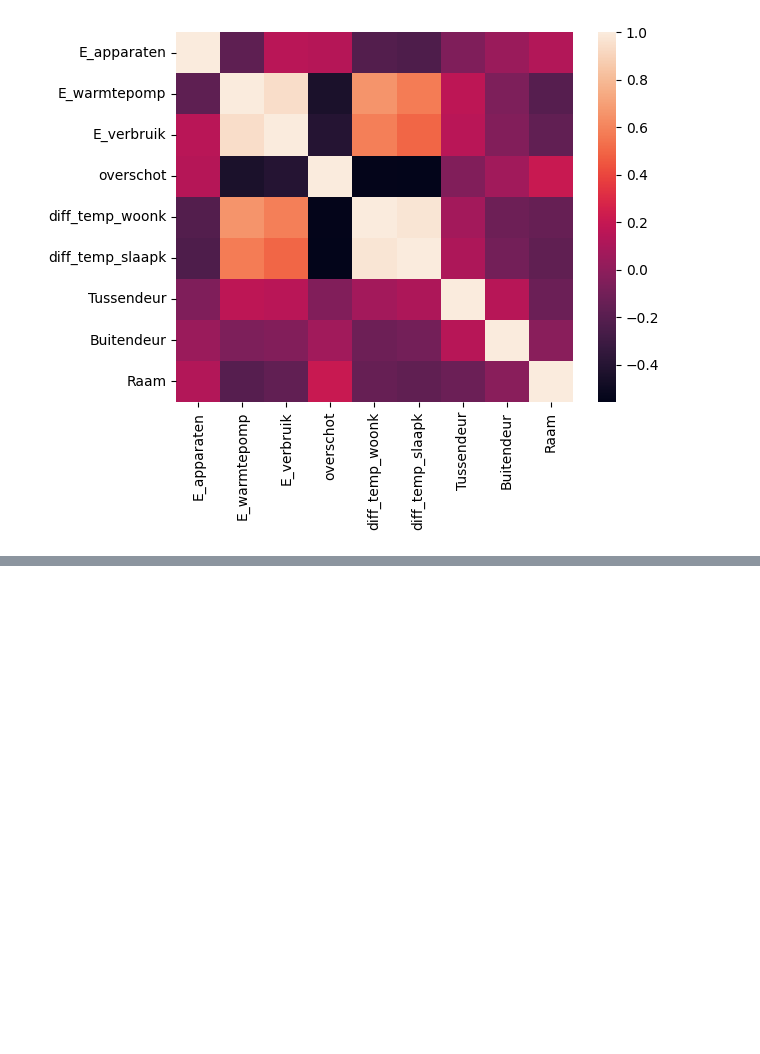
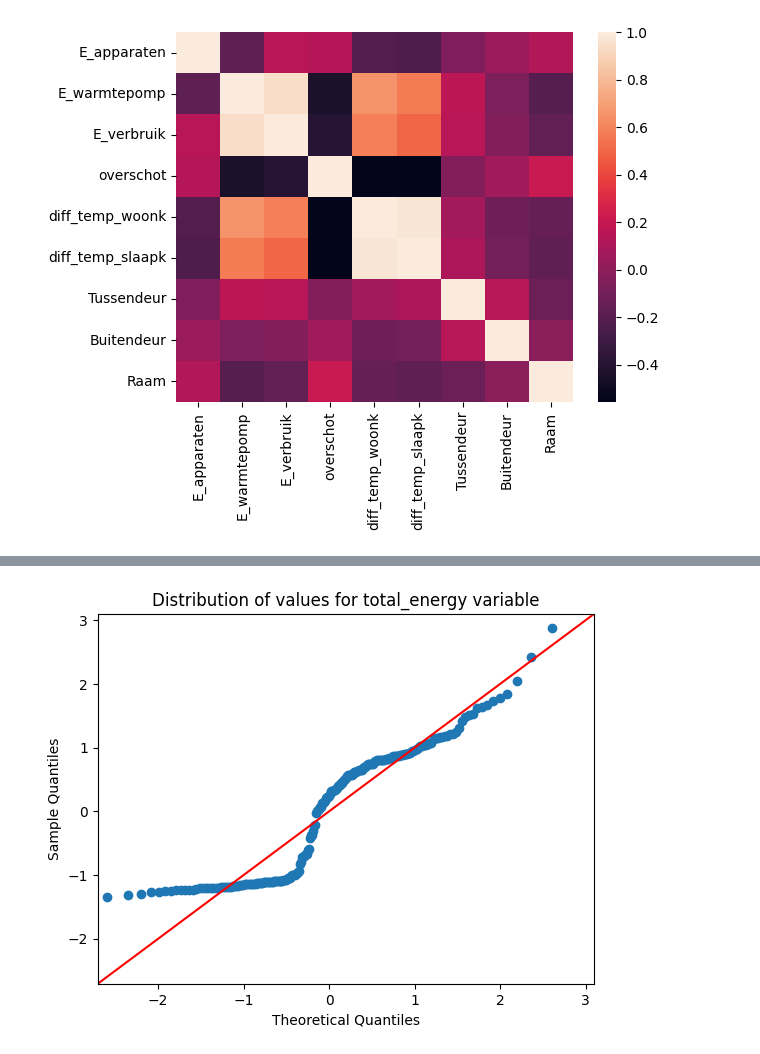
Before and after one commit to AIM-MADS-DATEXP/workshop-distributions-correlations, a Jupyter notebook: notebooks/distributions_correlations.ipynb, the cells around one changed output, grey strips where cells are left out. Saved outputs shown, nothing was run; the diff lists cells and outputs as text; code cells hidden in the pictures; blank space fills up the shorter version.

Commit message:
Finished distributions notebook

```diff
--- a/notebooks/distributions_correlations.ipynb
+++ b/notebooks/distributions_correlations.ipynb
@@ -379,0 +372,8 @@ sns.heatmap(corr)
+# %%
+fig, ax = plt.subplots()
+
+sm.qqplot(df_summ['total_energy'], line ='45', fit = True, ax = ax)
+ax.set_title('Distribution of values for total_energy variable')
+plt.show()
+# %% [output]
+[figure, added]
```
Also changed, not shown: parts of 13 cells of this notebook.
